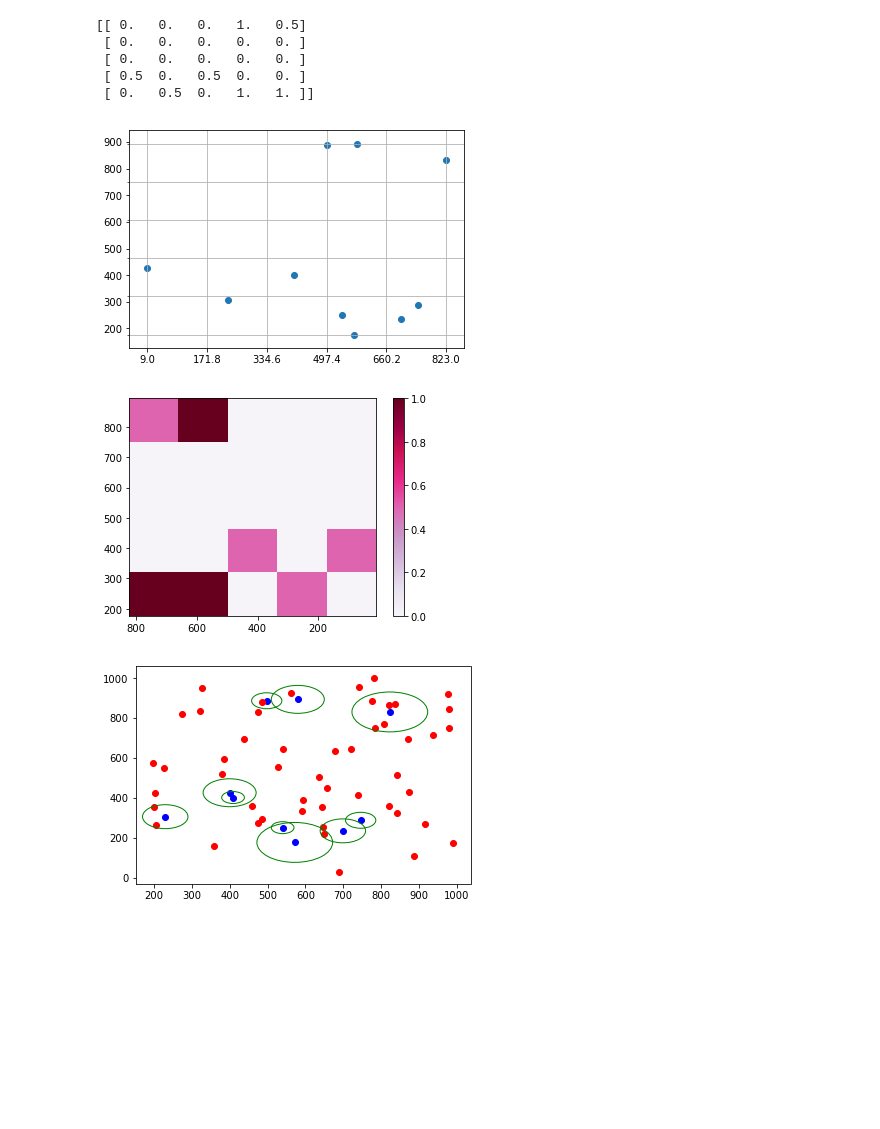
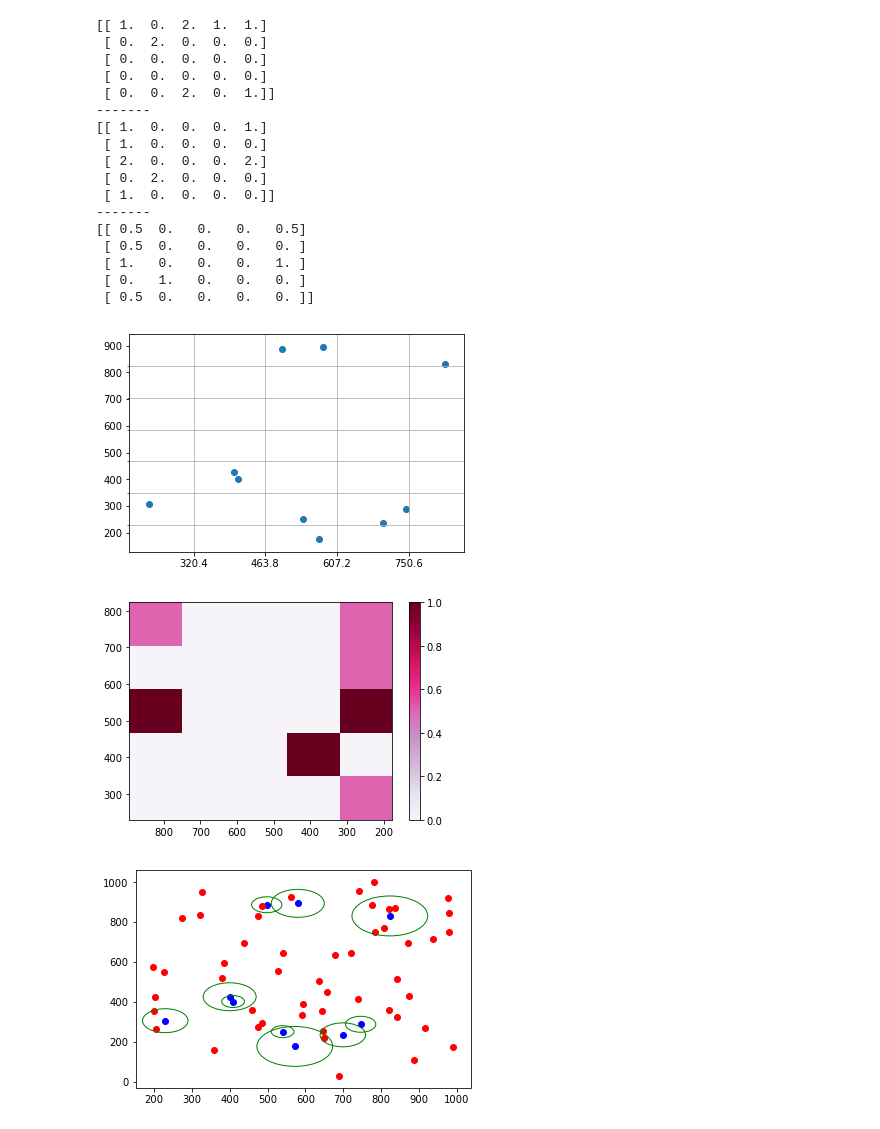
Before and after one commit to metownsend/lrg-project, a Jupyter notebook: statSub_Test.ipynb, the cells around one changed output. Saved outputs shown, nothing was run; the diff lists cells and outputs as text; code cells hidden in the pictures; blank space fills up the shorter version.

```diff
--- a/statSub_Test.ipynb
+++ b/statSub_Test.ipynb
@@ -12,14 +12,16 @@ from sklearn.neighbors import KDTree
 # %%
 # Test to calculate surface density
 
-# Some fake data points
-x0 = np.array([498, 572, 230, 409, 580, 746, 823, 699, 540, 9])
-y0 = np.array([887, 177, 306, 402, 894, 288, 831, 235, 251, 426])
+# Some fake LRGs
+x0 = np.array([498., 572., 230., 409., 580., 746., 823., 699., 540., 400.])
+y0 = np.array([887., 177., 306., 402., 894., 288., 831., 235., 251., 426.])
 
-gmag = np.array([18.63490677, 21.03828239, 21.20196533, 20.04792786, 20.15839005, 21.31377983, 20.72852516, 19.53018951, 18.9980735, 21.11632347])
-rmag = np.array([17.3069496, 19.2750549, 19.3131599, 18.4473247, 18.57680321, 19.31552124, 18.90965271, 18.04619217, 17.6364421, 19.22134781])
+# x1 = np.array([977., 721., 198., 594., 990., 841., 199., 873., 206., 888., 740., 541., 476., 780., 561., 359., 837., 690., 381., 742., 820., 648., 485., 273., 808., 486., 776., 327., 677., 644., 459., 979., 385., 820., 592., 527., 635., 657., 646., 227., 842., 916., 322., 870., 937., 204., 784., 978., 439., 475.])
+# y1 = np.array([920., 646., 575., 389., 175., 515., 355., 430., 262., 110., 413., 647., 272., 999., 928., 161., 870., 30., 518., 954., 362., 218., 293., 819., 771., 883., 888., 950., 633., 354., 360., 847., 595., 867., 334., 556., 505., 449., 254., 552., 323., 269., 834., 695., 715., 425., 751., 750., 693., 830.])
 
-color = gmag - rmag
+
+# gmag0 = np.array([18.63490677, 21.03828239, 21.20196533, 20.04792786, 20.15839005, 21.31377983, 20.72852516, 19.53018951, 18.9980735, 21.11632347])
+# rmag0 = np.array([17.3069496, 19.2750549, 19.3131599, 18.4473247, 18.57680321, 19.31552124, 18.90965271, 18.04619217, 17.6364421, 19.22134781])
 
 # x = random.sample(range(1,1000), 100)
 # y = random.sample(range(1,1000), 100)
@@ -28,55 +30,67 @@ color = gmag - rmag
 # H is the matrix with the number of points per bin
 # xedges, yedges are the bounds of the bins
 # H, xedges, yedges = np.histogram2d(x0, y0, bins=[5,5], normed=False)
-H, xedges, yedges = np.histogram2d(x0, y0, bins=[5,5], normed=False)
-# print(H)
-# print('-------')
+H, xedges, yedges = np.histogram2d(y0, x0, bins=[5,5], normed=False)
+print(H)
+print('-------')
 
 # Because of the form of the histogram, the matrix doesn't easily overlay onto the scatter plot which makes it hard
 # to plot and interpret. Rotating the matrix by 90 degrees fixes this problem.
 rotH = np.rot90(H, k=1)
-# print(rotH)
-# print('-------')
+print(rotH)
+print('-------')
 # print(xedges)
 # print(yedges)
 
 # Uses the numbers counted in the histogram to calculate a surface density: For each cell, the number of sources
 # divided by the area (in this case I made the area == 2 for simplicity).
 sd = rotH/2.
 print(sd)
 # print('-------')
 
 # Scatter plot of points with bin lines drawn
 fig, ax = plt.subplots()
 ax.set_xticks(xedges, minor=False)
 ax.set_yticks(yedges, minor=True)
 ax.xaxis.grid(True, which='major')
 ax.yaxis.grid(True, which='minor')
 
 plt.scatter(x0,y0)
 # plt.gca().invert_xaxis()
 plt.show()
 
 # color codes bins by surface density with color bar; should make sense when compared to scatter plot
 plt.imshow(sd, cmap=plt.cm.PuRd, extent=(xedges[0], xedges[5], yedges[0], yedges[5]))
 plt.colorbar(orientation='vertical')
 plt.gca().invert_xaxis()
 plt.show()
 
 # Playing with only plotting one bin at a time. Not useful now but I don't want to forget it.
 # dx = x[np.where((x>=xedges[1]) & (x<=xedges[2]) & (y>=yedges[1]) & (y<=yedges[2]))]
 # dy = y[np.where((x>=xedges[1]) & (x<=xedges[2]) & (y>=yedges[1]) & (y<=yedges[2]))]
 
 # plt.scatter(dx,dy)
 # plt.show()
 # %% [output]
-[[ 0.   0.   0.   1.   0.5]
- [ 0.   0.   0.   0.   0. ]
- [ 0.   0.   0.   0.   0. ]
- [ 0.5  0.   0.5  0.   0. ]
- [ 0.   0.5  0.   1.   1. ]]
+[[ 1.  0.  2.  1.  1.]
+ [ 0.  2.  0.  0.  0.]
+ [ 0.  0.  0.  0.  0.]
+ [ 0.  0.  0.  0.  0.]
+ [ 0.  0.  2.  0.  1.]]
+-------
+[[ 1.  0.  0.  0.  1.]
+ [ 1.  0.  0.  0.  0.]
+ [ 2.  0.  0.  0.  2.]
+ [ 0.  2.  0.  0.  0.]
+ [ 1.  0.  0.  0.  0.]]
+-------
+[[ 0.5  0.   0.   0.   0.5]
+ [ 0.5  0.   0.   0.   0. ]
+ [ 1.   0.   0.   0.   1. ]
+ [ 0.   1.   0.   0.   0. ]
+ [ 0.5  0.   0.   0.   0. ]]
-[figure, old version]
+[figure, new version]
-[figure, old version]
+[figure, new version]
 # %%
 # Test for counting near neighbors
 
```
Also changed, not shown: parts of 2 cells of this notebook.
